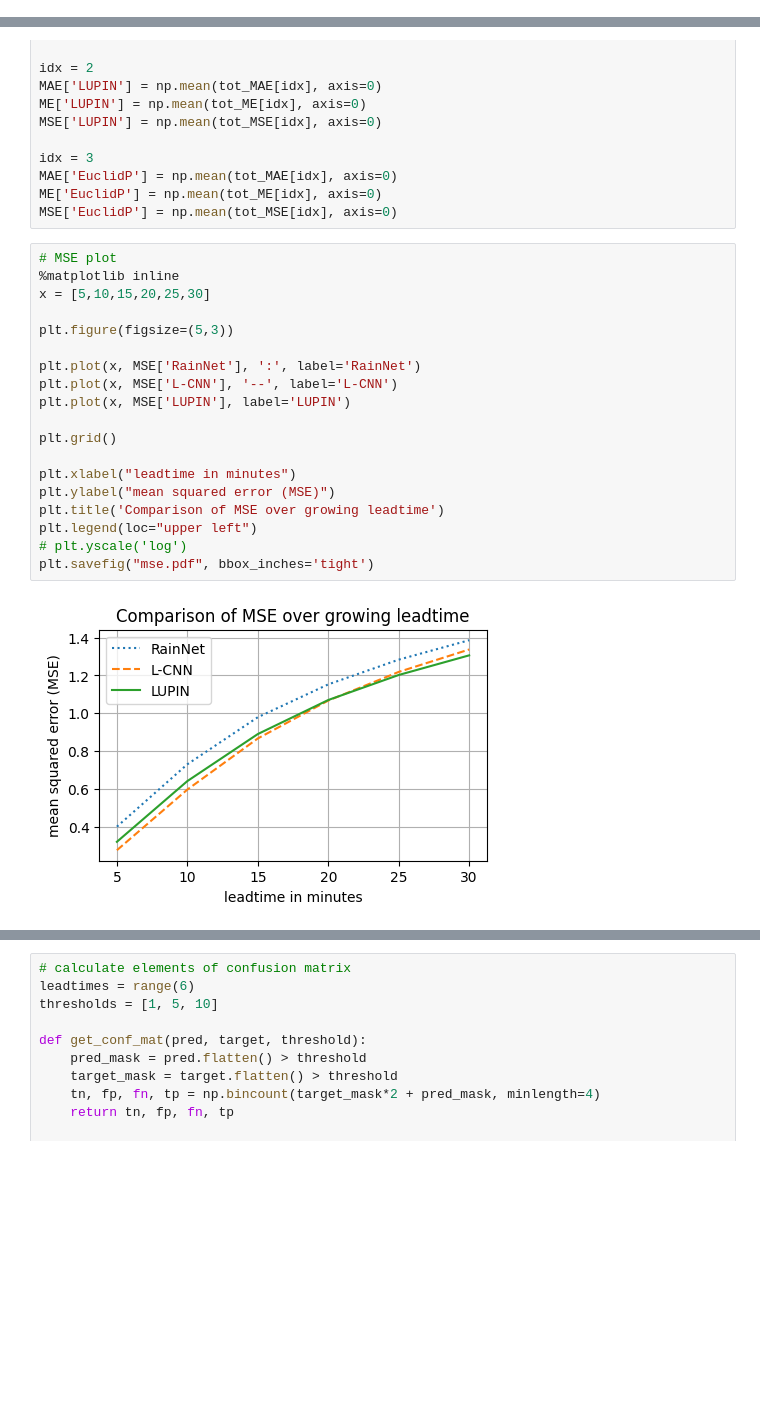
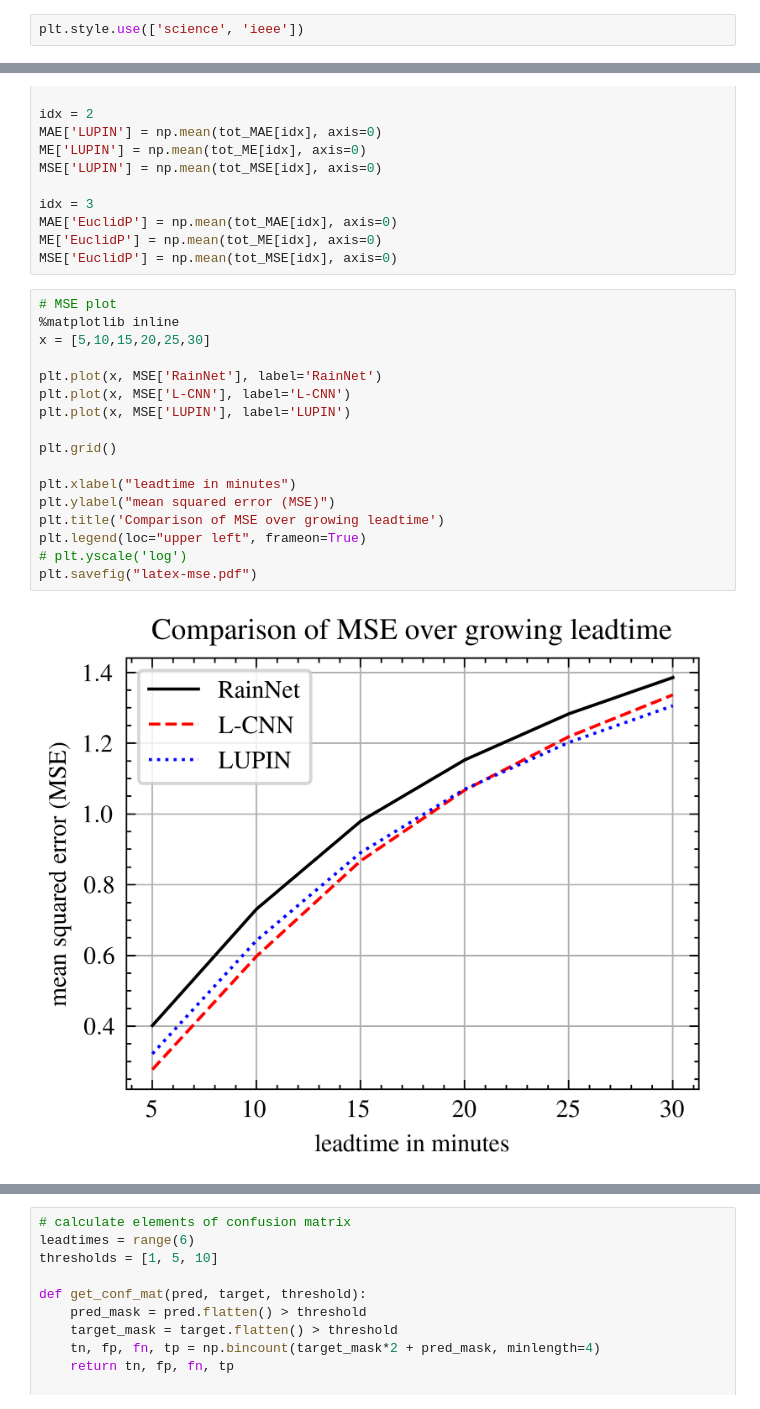
Before and after one commit to kinit-sk/softec-lagrangian-nowcasting, a Jupyter notebook: evaluation copy.ipynb, the cells around one changed output, grey strips where cells are left out. Saved outputs shown, nothing was run; the diff lists cells and outputs as text; blank space fills up the shorter version.

Commit message:
new evaluation plots

```diff
--- a/evaluation copy.ipynb
+++ b/evaluation copy.ipynb
@@ -11,3 +12,5 @@ from tqdm import tqdm
+# %%
+plt.style.use(['science', 'ieee'])
 # %% [markdown]
 ## Accuracy of models throughout leadtimes
 # %%
@@ -110,24 +113,22 @@ MSE['EuclidP'] = np.mean(tot_MSE[idx], axis=0)
 # %%
 # MSE plot
 %matplotlib inline
 x = [5,10,15,20,25,30]
 
-plt.figure(figsize=(5,3))
-
-plt.plot(x, MSE['RainNet'], ':', label='RainNet')
-plt.plot(x, MSE['L-CNN'], '--', label='L-CNN')
+plt.plot(x, MSE['RainNet'], label='RainNet')
+plt.plot(x, MSE['L-CNN'], label='L-CNN')
 plt.plot(x, MSE['LUPIN'], label='LUPIN')
 
 plt.grid()
 
 plt.xlabel("leadtime in minutes")
 plt.ylabel("mean squared error (MSE)")
 plt.title('Comparison of MSE over growing leadtime')
-plt.legend(loc="upper left")
+plt.legend(loc="upper left", frameon=True)
 # plt.yscale('log')
-plt.savefig("mse.pdf", bbox_inches='tight')
+plt.savefig("latex-mse.pdf")
 # %% [output]
-[figure, old version]
+[figure, new version]
 # %%
 # MSE plot
 %matplotlib inline
```
Also changed, not shown: parts of 15 cells of this notebook, 1 other file.
